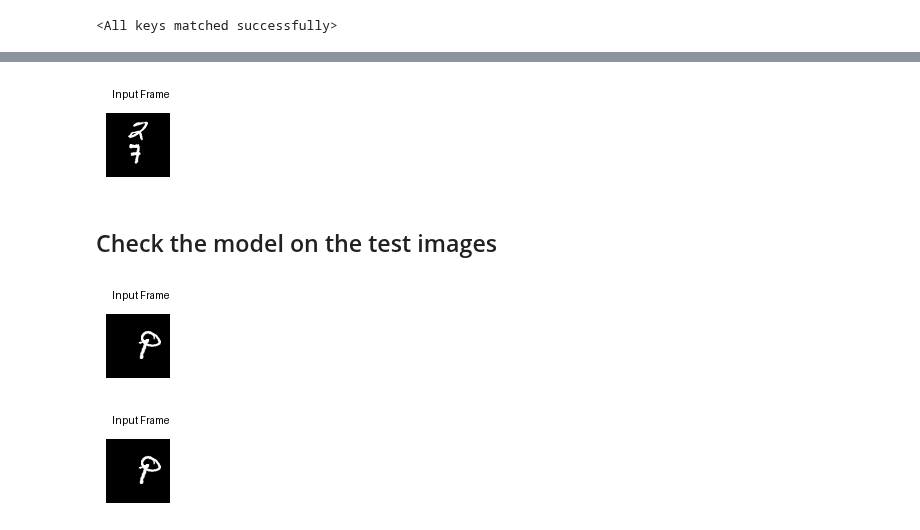
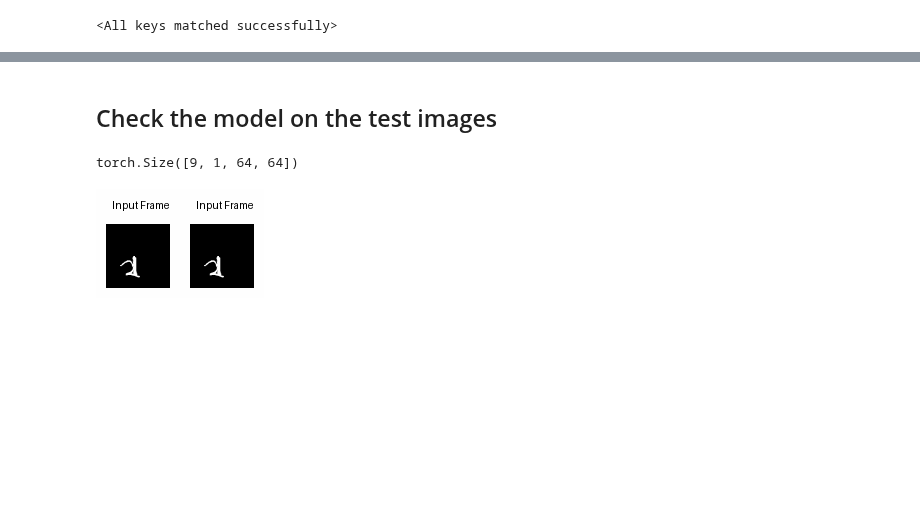
Before and after one commit to mzampar/Deep-Learning-Project, a Jupyter notebook: display/mnsit_display_results.ipynb, the cells around one changed output, grey strips where cells are left out. Cells and saved outputs as stored; diff of their text form; code cells hidden in the pictures; blank space fills up the shorter version.

```diff
--- a/display/mnsit_display_results.ipynb
+++ b/display/mnsit_display_results.ipynb
@@ -147,14 +196,12 @@ IPython_Image(filename='pred.gif')
-# %%
-IPython_Image(filename='true.gif')
-# %% [output]
-[figure, removed]
 # %% [markdown]
 ## Check the model on the test images
+# %%
+generate_gif(1000, test_dataset, model, "mnist_test_pred.gif", predict=True)
+generate_gif(1000, test_dataset, model, "mnist_test_true.gif", predict=False)
+concatenate_gifs_horizontally("mnist_test_true.gif", "mnist_test_pred.gif", "mnist_test_comparison.gif")
+# %% [output]
+torch.Size([9, 1, 64, 64])
 # %%
-IPython_Image(filename='pred.gif')
+IPython_Image(filename='mnist_test_comparison.gif')
 # %% [output]
-[figure, old version]
+[figure, new version]
-# %%
-IPython_Image(filename='true.gif')
-# %% [output]
-[figure, removed]
```
Also changed, not shown: parts of 8 cells of this notebook, 10 other files.
